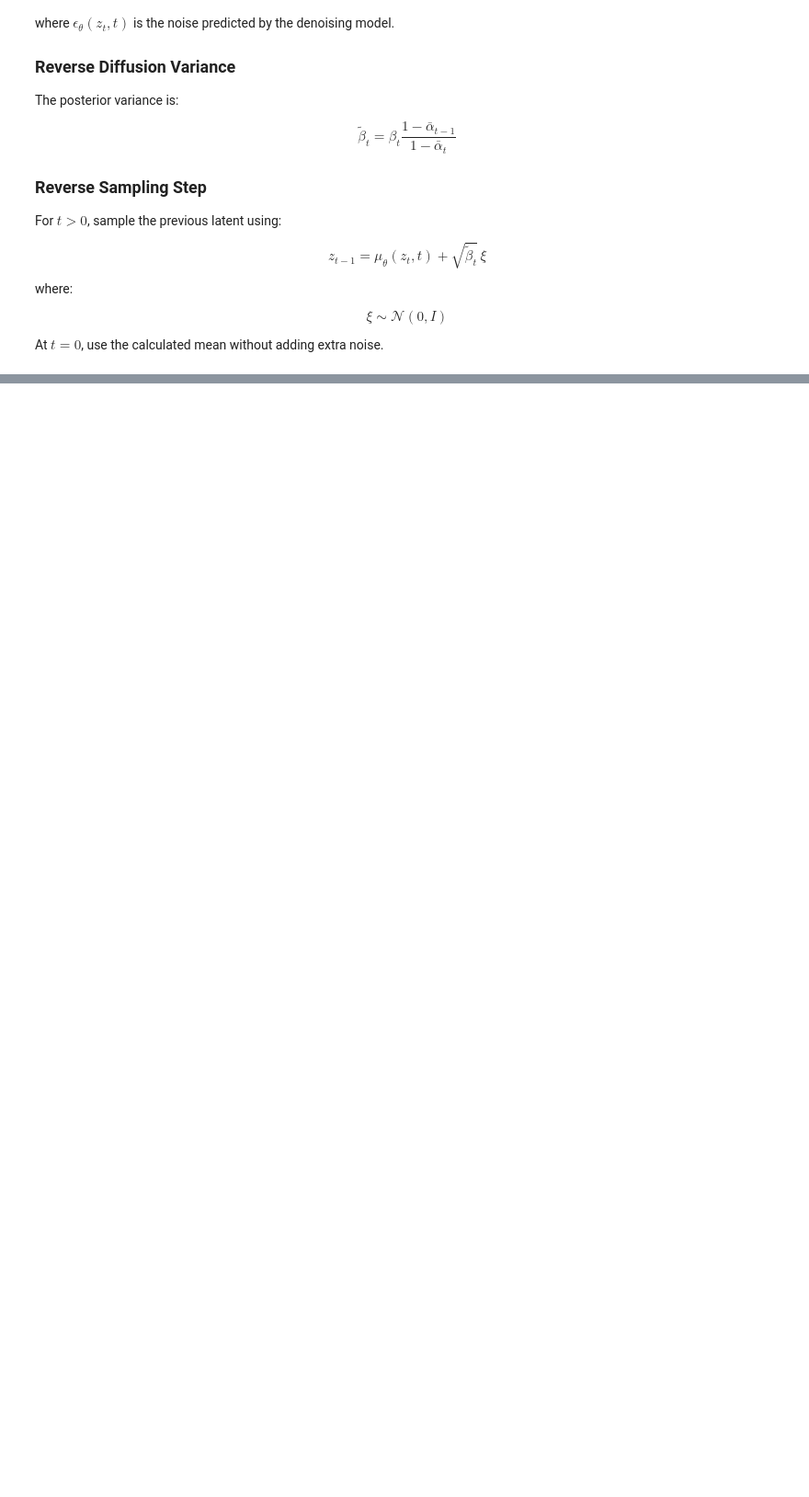
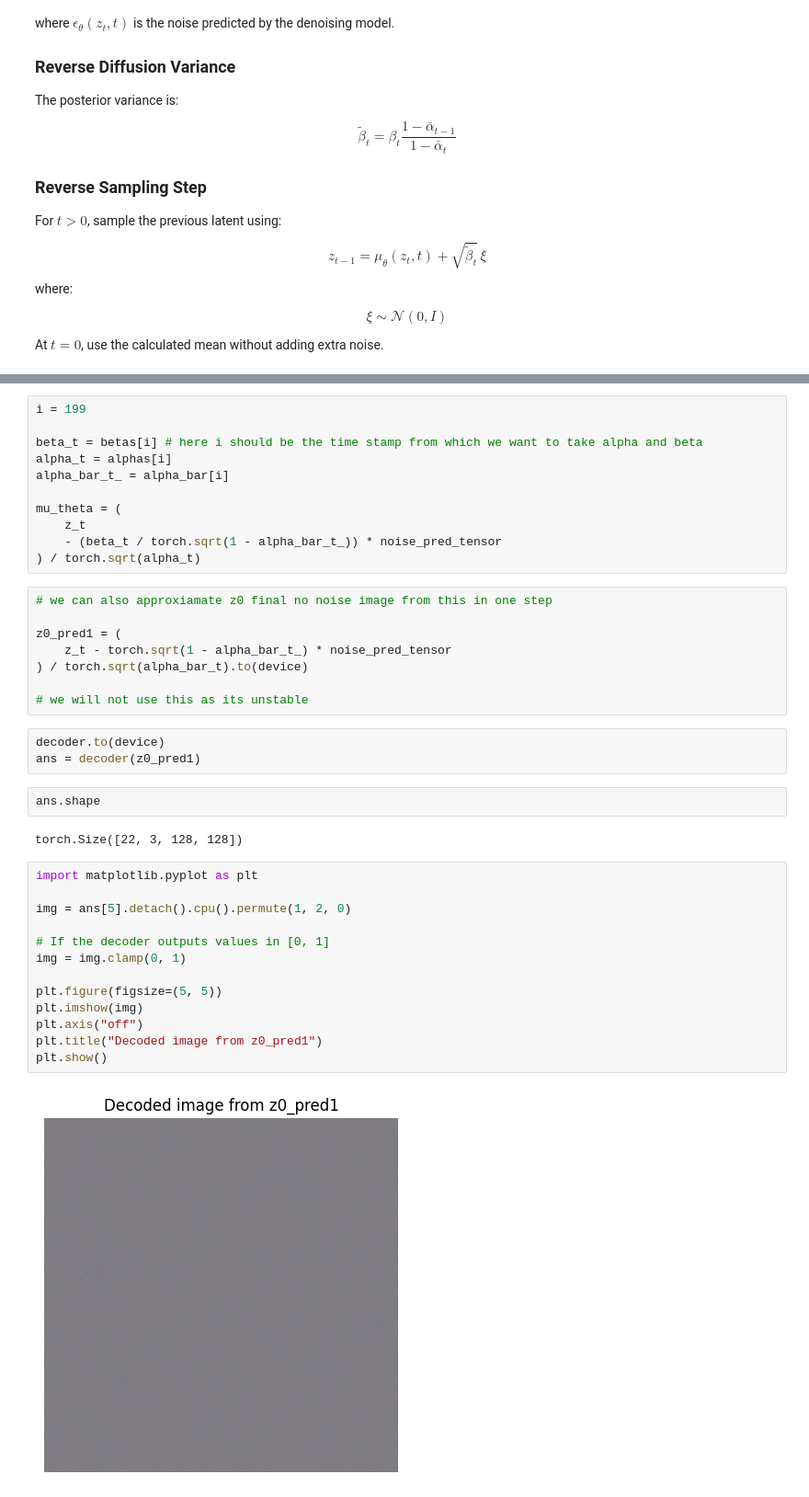
Before and after one commit to Rohan46os/Video_gen_model, a Jupyter notebook: diffusion_practice.ipynb, the cells around one changed output, grey strips where cells are left out. Shown at 92% size. Drawn from its saved outputs; the diff is of its cells as text; blank space fills up the shorter version.

Commit message:
predicted the image in one step

```diff
--- a/diffusion_practice.ipynb
+++ b/diffusion_practice.ipynb
@@ -692,0 +697,41 @@ At $t=0$, use the calculated mean without adding extra noise.
+# %%
+i = 199
+
+beta_t = betas[i] # here i should be the time stamp from which we want to take alpha and beta
+alpha_t = alphas[i]
+alpha_bar_t_ = alpha_bar[i]
+
+mu_theta = (
+    z_t
+    - (beta_t / torch.sqrt(1 - alpha_bar_t_)) * noise_pred_tensor
+) / torch.sqrt(alpha_t)
+# %%
+# we can also approxiamate z0 final no noise image from this in one step
+
+z0_pred1 = (
+    z_t - torch.sqrt(1 - alpha_bar_t_) * noise_pred_tensor
+) / torch.sqrt(alpha_bar_t).to(device)
+
+# we will not use this as its unstable
+# %%
+decoder.to(device)
+ans = decoder(z0_pred1)
+# %%
+ans.shape
+# %% [output]
+torch.Size([22, 3, 128, 128])
+# %%
+import matplotlib.pyplot as plt
+
+img = ans[5].detach().cpu().permute(1, 2, 0)
+
+# If the decoder outputs values in [0, 1]
+img = img.clamp(0, 1)
+
+plt.figure(figsize=(5, 5))
+plt.imshow(img)
+plt.axis("off")
+plt.title("Decoded image from z0_pred1")
+plt.show()
+# %% [output]
+[figure, added]
```
Also changed, not shown: parts of 9 cells of this notebook.
